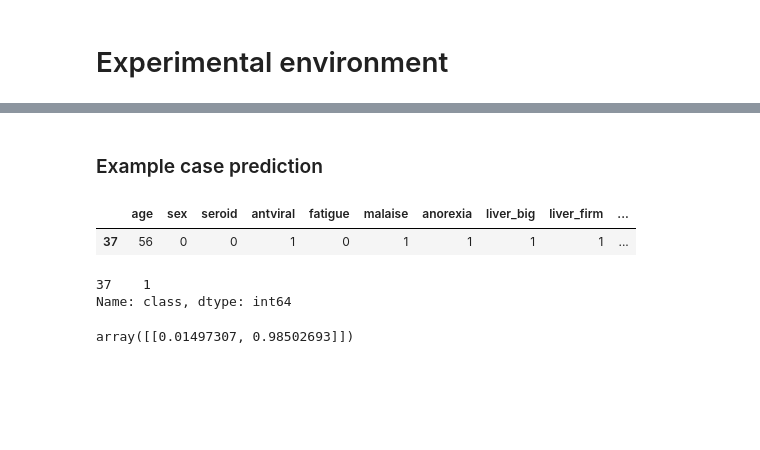
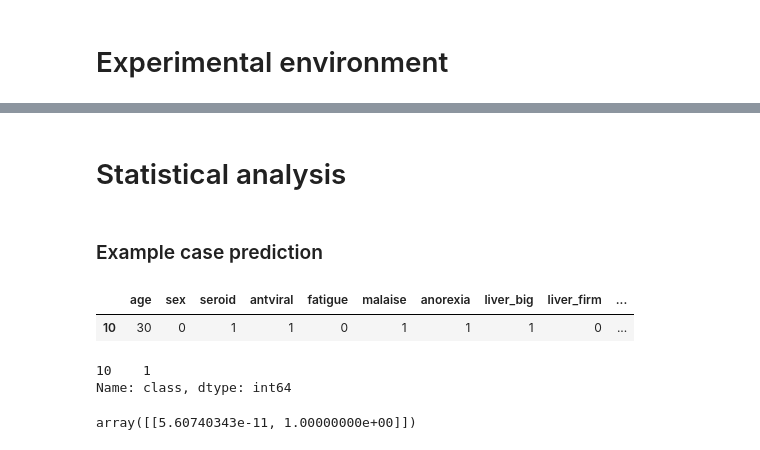
Before and after one commit to werd0n4/hepatitis_neural_network_classifier, a Jupyter notebook: main.ipynb, the cells around one changed output, grey strips where cells are left out. Drawn from its saved outputs; the diff is of its cells as text; code cells hidden in the pictures; blank space fills up the shorter version.

```diff
--- a/main.ipynb
+++ b/main.ipynb
@@ -56,4 +61,4 @@ X.head()
 # %%
 # use chi-squared test to make features ranking
 chi2_selector = SelectKBest(chi2, k=X.shape[1])
-chi2_selector.fit(X, y)
+data = chi2_selector.fit(X, y)
@@ -149,18 +196,20 @@ MLPClassifier(early_stopping=True, hidden_layer_sizes=512, max_iter=500,
+# %% [markdown]
+# Statistical analysis
 # %% [markdown]
 ### Example case prediction
 # %%
 example_case_id = 10
 # %%
-X_test.iloc[[example_case_id]]
+X.iloc[[example_case_id]]
 # %% [output]
 |  | age | sex | seroid | antviral | fatigue | malaise | anorexia | liver_big | liver_firm | ... |
-| 37 | 56 | 0 | 0 | 1 | 0 | 1 | 1 | 1 | 1 | ... |
+| 10 | 30 | 0 | 1 | 1 | 0 | 1 | 1 | 1 | 0 | ... |
 # %%
-y_test.iloc[[example_case_id]]
+y.iloc[[example_case_id]]
 # %% [output]
-37    1
+10    1
 Name: class, dtype: int64
 # %%
-clf.predict_proba(X_test.iloc[[example_case_id]])
+clfs['512_momentum'].predict_proba(X.iloc[[example_case_id]])
 # %% [output]
-array([[0.01497307, 0.98502693]])
+array([[5.60740343e-11, 1.00000000e+00]])
```
Also changed, not shown: parts of 21 cells of this notebook.
